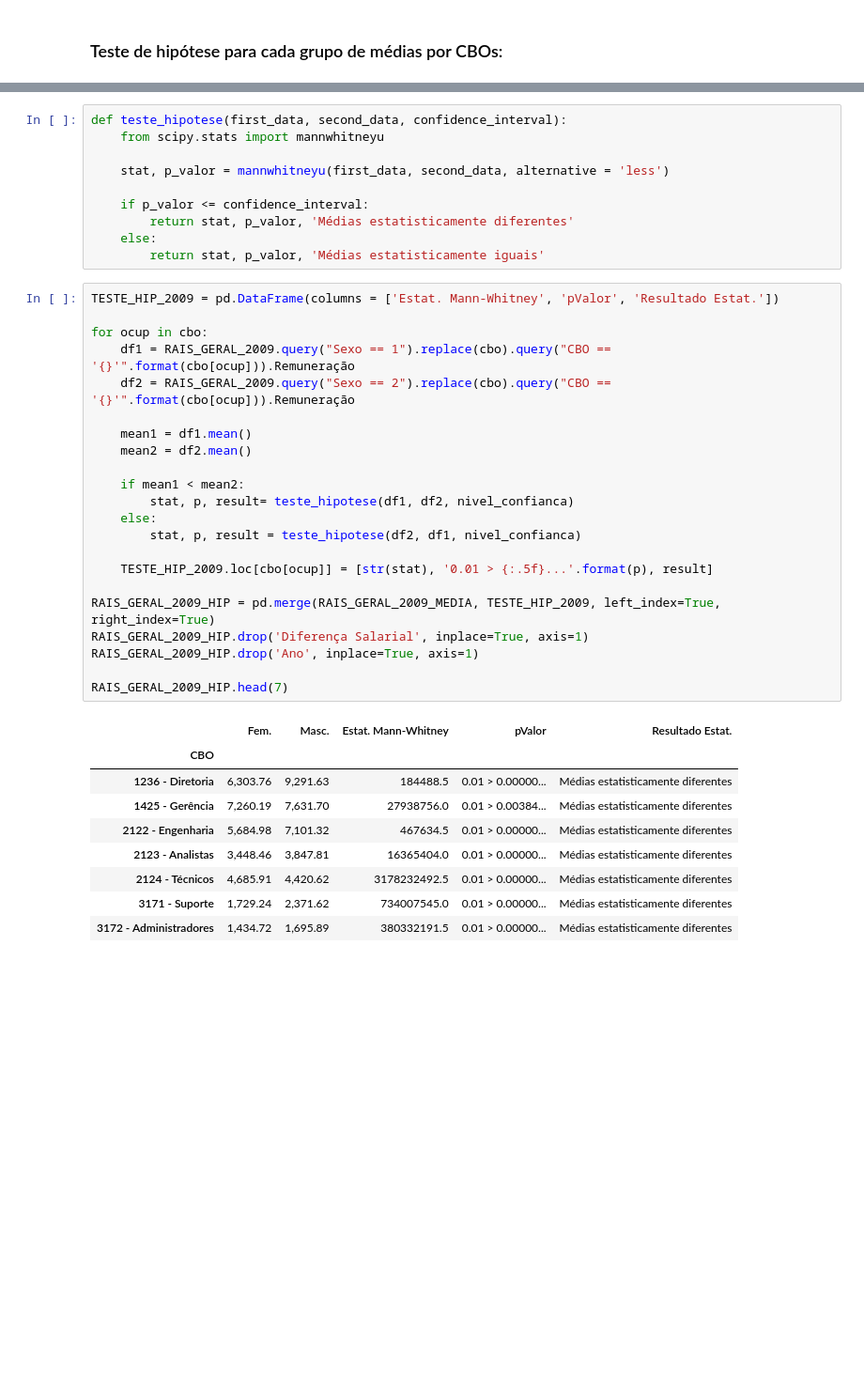
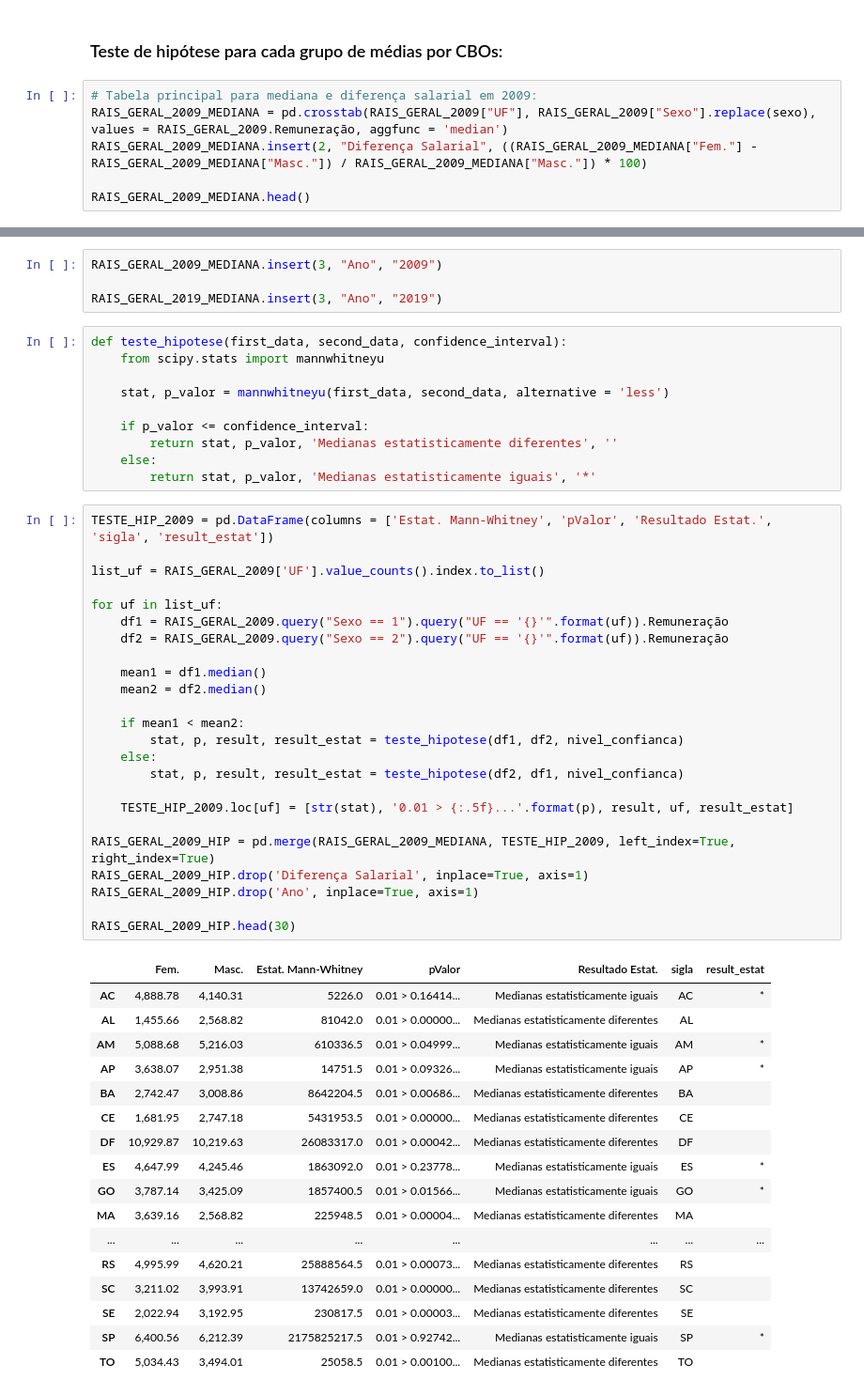
Before and after one commit to yohannmax/ic_fatec_dif_salarial_ti, a Jupyter notebook: notebooks/07-dif_salarial_geral_uf.ipynb, the cells around one changed output, grey strips where cells are left out. Shown at 94% size. Cells and saved outputs as stored; diff of their text form; blank space fills up the shorter version.

```diff
--- a/notebooks/07-dif_salarial_geral_uf.ipynb
+++ b/notebooks/07-dif_salarial_geral_uf.ipynb
@@ -300,2 +306,8 @@ for i in range(len(patches)):
 # %% [markdown]
 ### Teste de hipótese para cada grupo de médias por CBOs:
+# %%
+# Tabela principal para mediana e diferença salarial em 2009:
+RAIS_GERAL_2009_MEDIANA = pd.crosstab(RAIS_GERAL_2009["UF"], RAIS_GERAL_2009["Sexo"].replace(sexo), values = RAIS_GERAL_2009.Remuneração, aggfunc = 'median')
+RAIS_GERAL_2009_MEDIANA.insert(2, "Diferença Salarial", ((RAIS_GERAL_2009_MEDIANA["Fem."] - RAIS_GERAL_2009_MEDIANA["Masc."]) / RAIS_GERAL_2009_MEDIANA["Masc."]) * 100)
+
+RAIS_GERAL_2009_MEDIANA.head()
@@ -302,3 +336,7 @@ for i in range(len(patches)):
+# %%
+RAIS_GERAL_2009_MEDIANA.insert(3, "Ano", "2009")
+
+RAIS_GERAL_2019_MEDIANA.insert(3, "Ano", "2019")
 # %%
 def teste_hipotese(first_data, second_data, confidence_interval):
     from scipy.stats import mannwhitneyu
@@ -306,38 +344,48 @@ def teste_hipotese(first_data, second_data, confidence_interval):
     stat, p_valor = mannwhitneyu(first_data, second_data, alternative = 'less')
 
     if p_valor <= confidence_interval:
-        return stat, p_valor, 'Médias estatisticamente diferentes'
+        return stat, p_valor, 'Medianas estatisticamente diferentes', ''
     else:
-        return stat, p_valor, 'Médias estatisticamente iguais'
+        return stat, p_valor, 'Medianas estatisticamente iguais', '*'
 # %%
-TESTE_HIP_2009 = pd.DataFrame(columns = ['Estat. Mann-Whitney', 'pValor', 'Resultado Estat.'])
+TESTE_HIP_2009 = pd.DataFrame(columns = ['Estat. Mann-Whitney', 'pValor', 'Resultado Estat.', 'sigla', 'result_estat'])
 
-for ocup in cbo:
-    df1 = RAIS_GERAL_2009.query("Sexo == 1").replace(cbo).query("CBO == '{}'".format(cbo[ocup])).Remuneração
-    df2 = RAIS_GERAL_2009.query("Sexo == 2").replace(cbo).query("CBO == '{}'".format(cbo[ocup])).Remuneração
+list_uf = RAIS_GERAL_2009['UF'].value_counts().index.to_list()
 
-    mean1 = df1.mean()
-    mean2 = df2.mean()
+for uf in list_uf:
+    df1 = RAIS_GERAL_2009.query("Sexo == 1").query("UF == '{}'".format(uf)).Remuneração
+    df2 = RAIS_GERAL_2009.query("Sexo == 2").query("UF == '{}'".format(uf)).Remuneração
+
+    mean1 = df1.median()
+    mean2 = df2.median()
 
     if mean1 < mean2:
-        stat, p, result= teste_hipotese(df1, df2, nivel_confianca)
+        stat, p, result, result_estat = teste_hipotese(df1, df2, nivel_confianca)
     else:
-        stat, p, result = teste_hipotese(df2, df1, nivel_confianca)
+        stat, p, result, result_estat = teste_hipotese(df2, df1, nivel_confianca)
 
-    TESTE_HIP_2009.loc[cbo[ocup]] = [str(stat), '0.01 > {:.5f}...'.format(p), result]
+    TESTE_HIP_2009.loc[uf] = [str(stat), '0.01 > {:.5f}...'.format(p), result, uf, result_estat]
 
-RAIS_GERAL_2009_HIP = pd.merge(RAIS_GERAL_2009_MEDIA, TESTE_HIP_2009, left_index=True, right_index=True)
+RAIS_GERAL_2009_HIP = pd.merge(RAIS_GERAL_2009_MEDIANA, TESTE_HIP_2009, left_index=True, right_index=True)
 RAIS_GERAL_2009_HIP.drop('Diferença Salarial', inplace=True, axis=1)
 RAIS_GERAL_2009_HIP.drop('Ano', inplace=True, axis=1)
 
-RAIS_GERAL_2009_HIP.head(7)
+RAIS_GERAL_2009_HIP.head(30)
 # %% [output]
-|  | Fem. | Masc. | Estat. Mann-Whitney | pValor | Resultado Estat. |
-| CBO |  |  |  |  |  |
-| 1236 - Diretoria | 6,303.76 | 9,291.63 | 184488.5 | 0.01 > 0.00000... | Médias estatisticamente diferentes |
-| 1425 - Gerência | 7,260.19 | 7,631.70 | 27938756.0 | 0.01 > 0.00384... | Médias estatisticamente diferentes |
-| 2122 - Engenharia | 5,684.98 | 7,101.32 | 467634.5 | 0.01 > 0.00000... | Médias estatisticamente diferentes |
-| 2123 - Analistas | 3,448.46 | 3,847.81 | 16365404.0 | 0.01 > 0.00000... | Médias estatisticamente diferentes |
-| 2124 - Técnicos | 4,685.91 | 4,420.62 | 3178232492.5 | 0.01 > 0.00000... | Médias estatisticamente diferentes |
-| 3171 - Suporte | 1,729.24 | 2,371.62 | 734007545.0 | 0.01 > 0.00000... | Médias estatisticamente diferentes |
-| 3172 - Administradores | 1,434.72 | 1,695.89 | 380332191.5 | 0.01 > 0.00000... | Médias estatisticamente diferentes |
+|  | Fem. | Masc. | Estat. Mann-Whitney | pValor | Resultado Estat. | sigla | result_estat |
+| AC | 4,888.78 | 4,140.31 | 5226.0 | 0.01 > 0.16414... | Medianas estatisticamente iguais | AC | * |
+| AL | 1,455.66 | 2,568.82 | 81042.0 | 0.01 > 0.00000... | Medianas estatisticamente diferentes | AL |  |
+| AM | 5,088.68 | 5,216.03 | 610336.5 | 0.01 > 0.04999... | Medianas estatisticamente iguais | AM | * |
+| AP | 3,638.07 | 2,951.38 | 14751.5 | 0.01 > 0.09326... | Medianas estatisticamente iguais | AP | * |
+| BA | 2,742.47 | 3,008.86 | 8642204.5 | 0.01 > 0.00686... | Medianas estatisticamente diferentes | BA |  |
+| CE | 1,681.95 | 2,747.18 | 5431953.5 | 0.01 > 0.00000... | Medianas estatisticamente diferentes | CE |  |
+| DF | 10,929.87 | 10,219.63 | 26083317.0 | 0.01 > 0.00042... | Medianas estatisticamente diferentes | DF |  |
+| ES | 4,647.99 | 4,245.46 | 1863092.0 | 0.01 > 0.23778... | Medianas estatisticamente iguais | ES | * |
+| GO | 3,787.14 | 3,425.09 | 1857400.5 | 0.01 > 0.01566... | Medianas estatisticamente iguais | GO | * |
+| MA | 3,639.16 | 2,568.82 | 225948.5 | 0.01 > 0.00004... | Medianas estatisticamente diferentes | MA |  |
+| ... | ... | ... | ... | ... | ... | ... | ... |
+| RS | 4,995.99 | 4,620.21 | 25888564.5 | 0.01 > 0.00073... | Medianas estatisticamente diferentes | RS |  |
+| SC | 3,211.02 | 3,993.91 | 13742659.0 | 0.01 > 0.00000... | Medianas estatisticamente diferentes | SC |  |
+| SE | 2,022.94 | 3,192.95 | 230817.5 | 0.01 > 0.00003... | Medianas estatisticamente diferentes | SE |  |
+| SP | 6,400.56 | 6,212.39 | 2175825217.5 | 0.01 > 0.92742... | Medianas estatisticamente iguais | SP | * |
+| TO | 5,034.43 | 3,494.01 | 25058.5 | 0.01 > 0.00100... | Medianas estatisticamente diferentes | TO |  |
```
Also changed, not shown: parts of 59 cells of this notebook, 22 other files.
